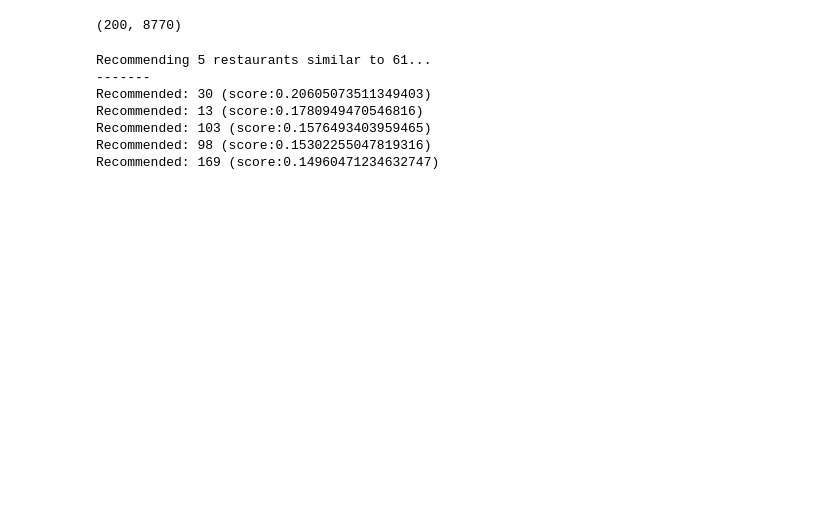
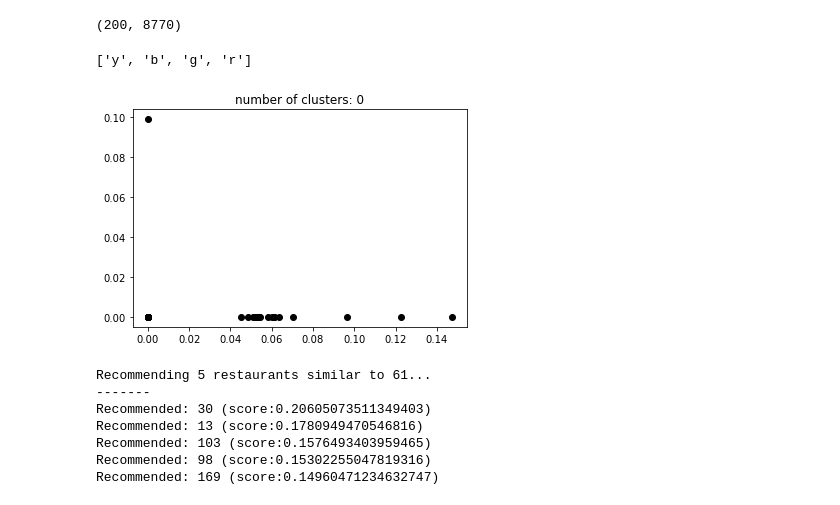
Before and after one commit to venkatesh-pamarthi-gojek/resto-recommendations, a Jupyter notebook: approach_1/main.ipynb, the cells around one changed output. Cells and saved outputs as stored; diff of their text form; code cells hidden in the pictures; blank space fills up the shorter version.

```diff
--- a/approach_1/main.ipynb
+++ b/approach_1/main.ipynb
@@ -119,3 +257,16 @@ tfidf_matrix = tf.fit_transform(resto_df['dishes'])
 tfidf_matrix.shape
 # %% [output]
 (200, 8770)
+# %%
+X_dbscan = tfidf_matrix.todense()
+# %%
+from sklearn.cluster import DBSCAN
+
+dbscan = DBSCAN(eps=0.5,min_samples=10).fit(X_dbscan)
+# %%
+core_samples_mask = np.zeros_like(dbscan.labels_, dtype=bool)
+core_samples_mask[dbscan.core_sample_indices_] = True
+labels = dbscan.labels_
+# %%
+# Number of clusters in labels, ignoring noise if present.
+n_clusters_ = len(set(labels)) - (1 if -1 in labels else 0)
@@ -122,3 +275,30 @@ tfidf_matrix.shape
+# %%
+# Black removed and is used for noise instead.
+unique_labels = set(labels)
+colors = ['y', 'b', 'g', 'r']
+print(colors)
+for k, col in zip(unique_labels, colors):
+    if k == -1:
+        # Black used for noise.
+        col = 'k'
+
+    class_member_mask = (labels == k)
+
+    xy = X_dbscan[class_member_mask & core_samples_mask]
+    plt.plot(xy[:, 0], xy[:, 1], 'o', markerfacecolor=col,
+                                      markeredgecolor='k',
+                                      markersize=6)
+
+    xy = X_dbscan[class_member_mask & ~core_samples_mask]
+    plt.plot(xy[:, 0], xy[:, 1], 'o', markerfacecolor=col,
+                                      markeredgecolor='k',
+                                      markersize=6)
+
+plt.title('number of clusters: %d' %n_clusters_)
+plt.show()
+# %% [output]
+['y', 'b', 'g', 'r']
+[figure, added]
 # %%
 cosine_similarities = linear_kernel(tfidf_matrix, tfidf_matrix)
 results = {}
```
Also changed, not shown: parts of 4 cells of this notebook, 6 other files.
